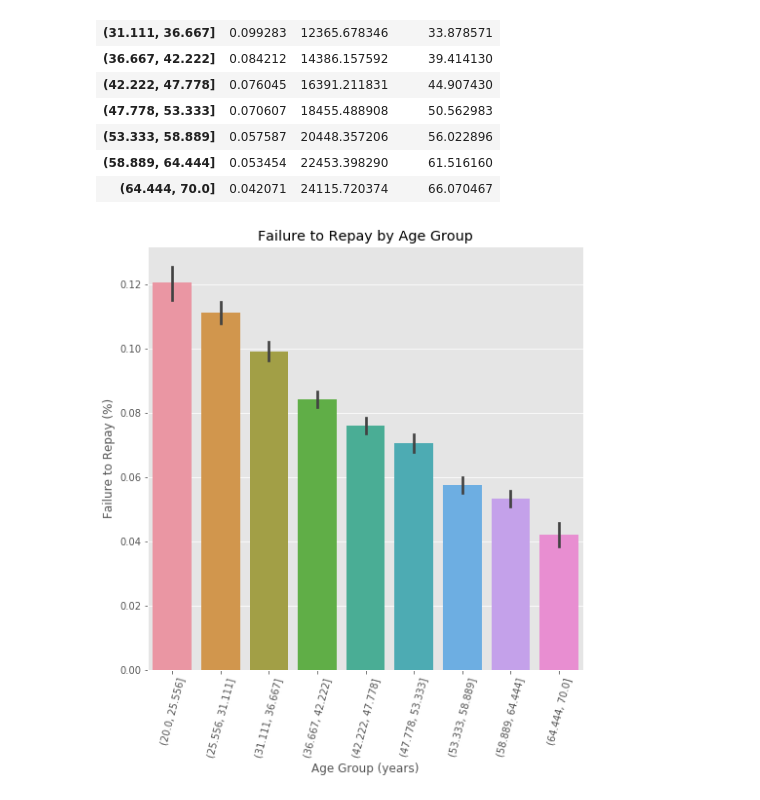
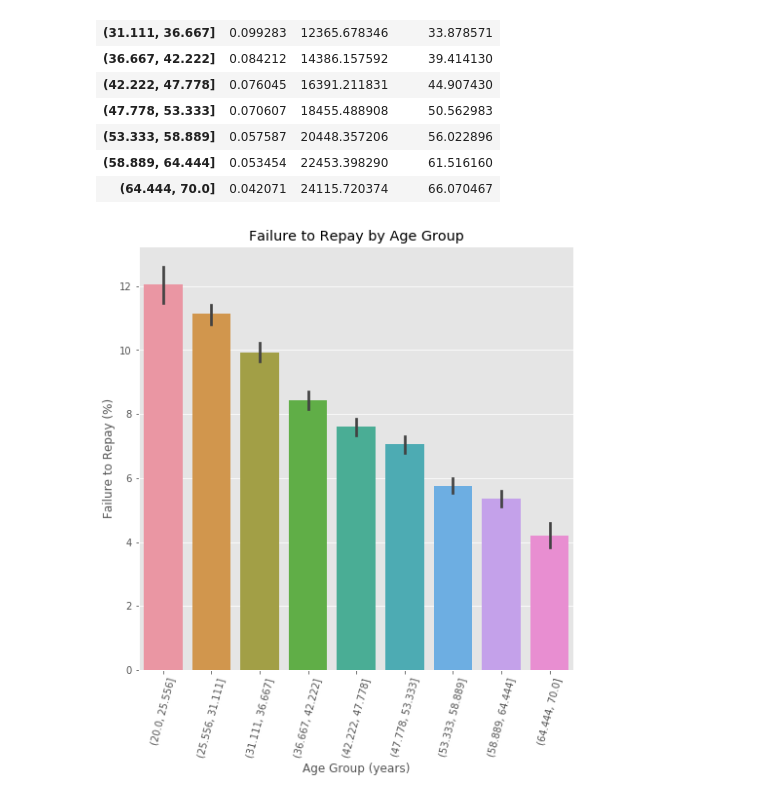
Before and after one commit to huzhecheng/ML100-Days, a Jupyter notebook: Day_011_HW.ipynb, the cells around one changed output. Saved outputs shown, nothing was run; the diff lists cells and outputs as text; code cells hidden in the pictures.

```diff
--- a/Day_011_HW.ipynb
+++ b/Day_011_HW.ipynb
@@ -112,16 +105,16 @@ age_groups
 # %%
 plt.figure(figsize = (8, 8))
 
 # 以年齡區間為 x, target 為 y 繪製 barplot
 """
 Your Code Here
 """
 px = age_data['YEARS_BINNED']
-py = age_data['TARGET']
+py = 100 * age_data['TARGET']
 sns.barplot(px, py)
 
 # Plot labeling
 plt.xticks(rotation = 75); plt.xlabel('Age Group (years)'); plt.ylabel('Failure to Repay (%)')
 plt.title('Failure to Repay by Age Group');
 # %% [output]
-[figure, old version]
+[figure, new version]
```
Also changed, not shown: parts of 1 cell of this notebook, 1 other file.
